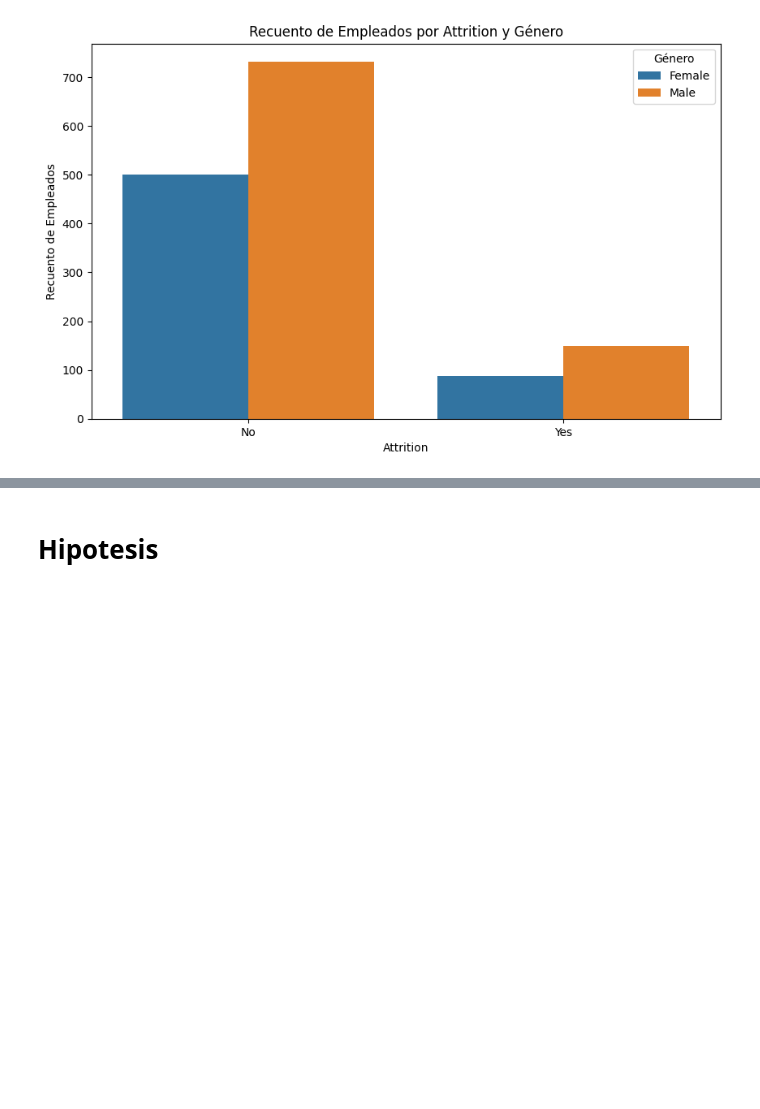
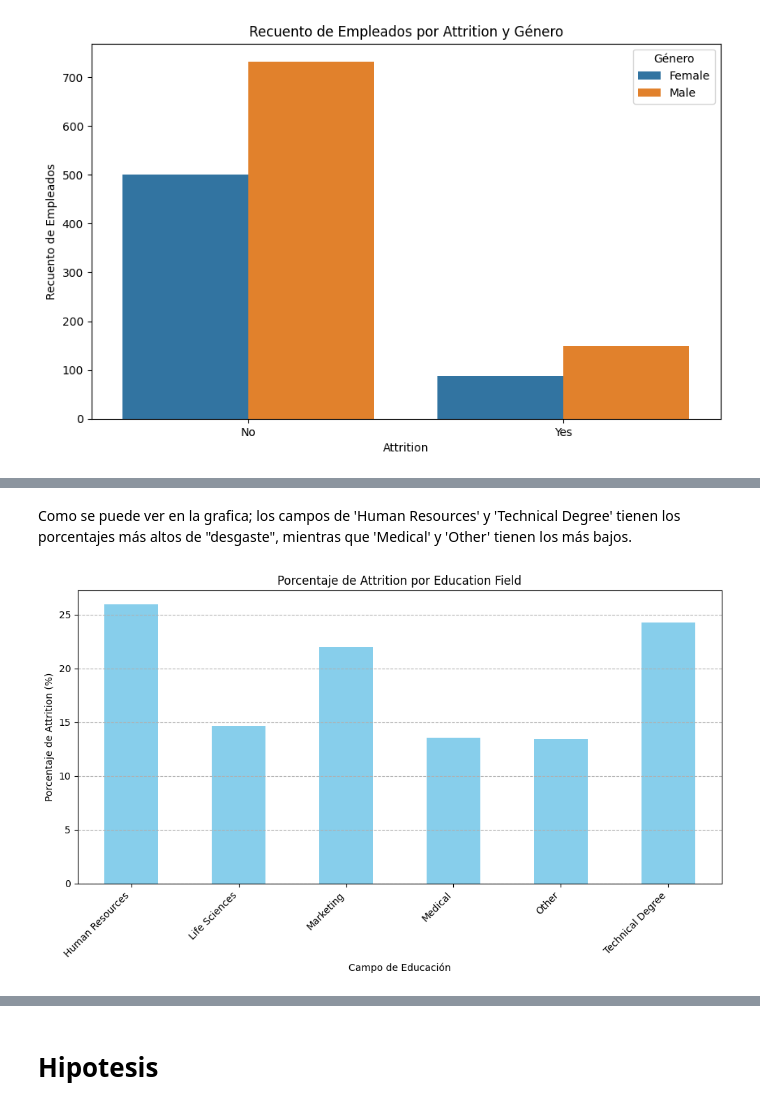
Before and after one commit to hugofmr/estadistica_edem, a Jupyter notebook: andres_attrition_hm.ipynb, the cells around one changed output, grey strips where cells are left out. Drawn from its saved outputs; the diff is of its cells as text; code cells hidden in the pictures; blank space fills up the shorter version.

```diff
--- a/andres_attrition_hm.ipynb
+++ b/andres_attrition_hm.ipynb
@@ -190,0 +177,16 @@ plt.show()
+# %% [markdown]
+Como se puede ver en la grafica; los campos de 'Human Resources' y 'Technical Degree' tienen los porcentajes más altos de "desgaste", mientras que 'Medical' y 'Other' tienen los más bajos.
+# %%
+plt.figure(figsize=(10, 6))
+attrition_rate.plot(kind='bar', color='skyblue')
+plt.title('Porcentaje de Attrition por Education Field')
+plt.xlabel('Campo de Educación')
+plt.ylabel('Porcentaje de Attrition (%)')
+plt.xticks(rotation=45, ha='right')
+plt.grid(axis='y', linestyle='--')
+
+# Mostrar la gráfica
+plt.tight_layout()
+plt.show()
+# %% [output]
+[figure, added]
```
Also changed, not shown: parts of 19 cells of this notebook, 1 other file.
